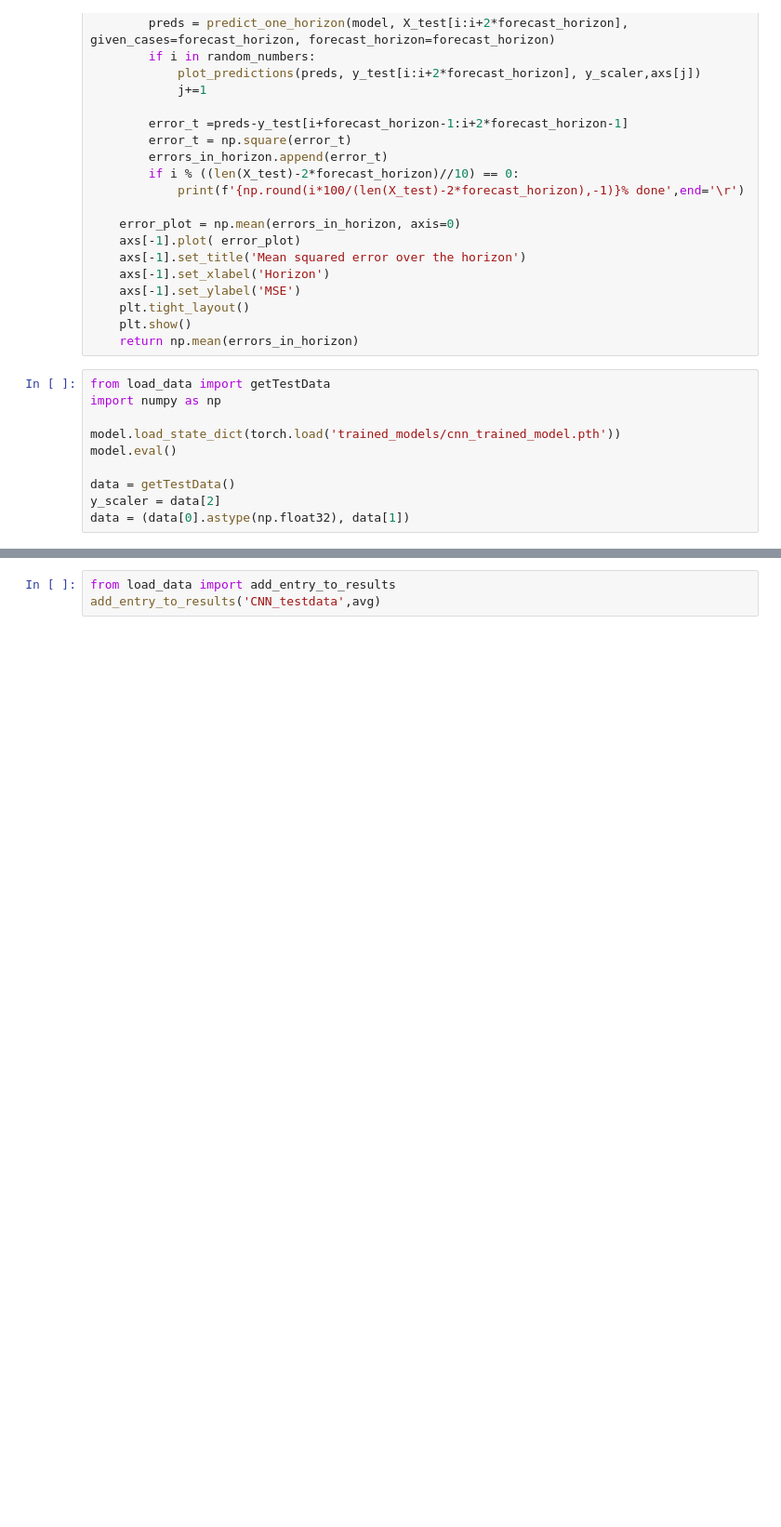
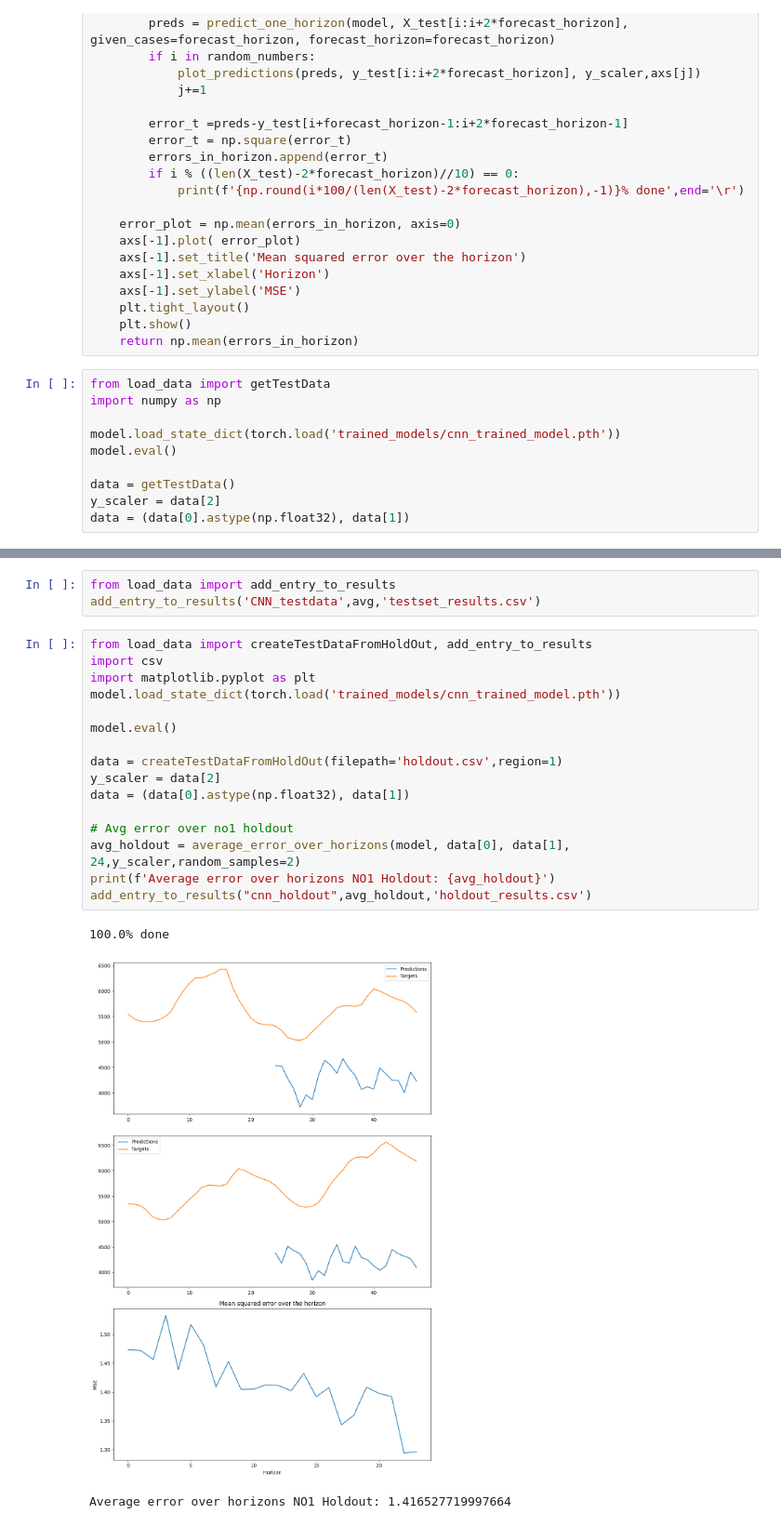
Before and after one commit to JonahNiklas/IT3030-Deep-Learning, a Jupyter notebook: Project2/cnn.ipynb, the cells around one changed output, grey strips where cells are left out. Shown at 93% size. Cells and saved outputs as stored; diff of their text form; blank space fills up the shorter version.

Commit message:
feat: final state. demoready

```diff
--- a/Project2/cnn.ipynb
+++ b/Project2/cnn.ipynb
@@ -219,3 +217,23 @@ print(avg)
 # %%
 from load_data import add_entry_to_results
-add_entry_to_results('CNN_testdata',avg)
+add_entry_to_results('CNN_testdata',avg,'testset_results.csv')
+# %%
+from load_data import createTestDataFromHoldOut, add_entry_to_results
+import csv
+import matplotlib.pyplot as plt
+model.load_state_dict(torch.load('trained_models/cnn_trained_model.pth'))
+
+model.eval()
+
+data = createTestDataFromHoldOut(filepath='holdout.csv',region=1)
+y_scaler = data[2]
+data = (data[0].astype(np.float32), data[1])
+
+# Avg error over no1 holdout
+avg_holdout = average_error_over_horizons(model, data[0], data[1], 24,y_scaler,random_samples=2)
+print(f'Average error over horizons NO1 Holdout: {avg_holdout}')
+add_entry_to_results("cnn_holdout",avg_holdout,'holdout_results.csv')
+# %% [output]
+100.0% done
+[figure, added]
+Average error over horizons NO1 Holdout: 1.416527719997664
```
Also changed, not shown: parts of 4 cells of this notebook, 10 other files.
